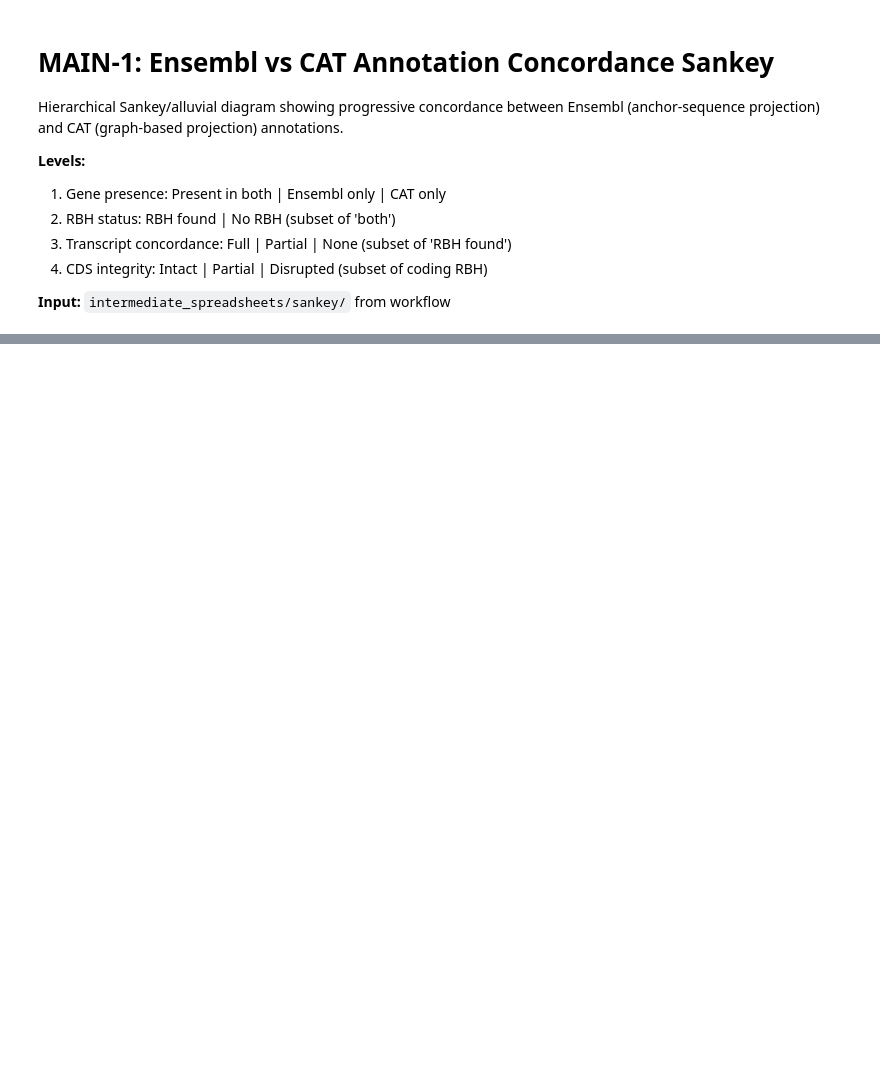
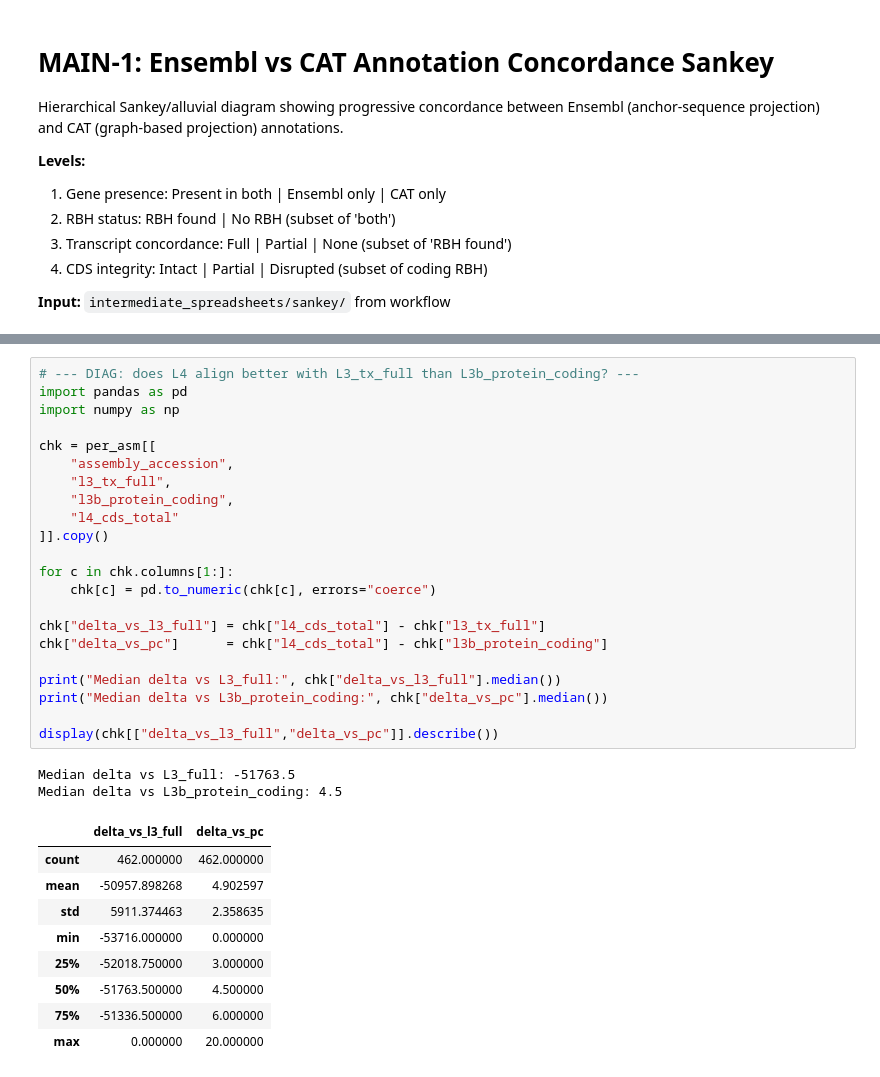
Before and after one commit to Ensembl/hprc-qc, a Jupyter notebook: nextflow/pipelines/ensembl_cat_comparison/notebooks/figure_main1_sankey.ipynb, the cells around one changed output, grey strips where cells are left out. Saved outputs shown, nothing was run; the diff lists cells and outputs as text; blank space fills up the shorter version.

```diff
--- a/nextflow/pipelines/ensembl_cat_comparison/notebooks/figure_main1_sankey.ipynb
+++ b/nextflow/pipelines/ensembl_cat_comparison/notebooks/figure_main1_sankey.ipynb
@@ -308,0 +700,34 @@ plt.show()
+# %%
+# --- DIAG: does L4 align better with L3_tx_full than L3b_protein_coding? ---
+import pandas as pd
+import numpy as np
+
+chk = per_asm[[
+    "assembly_accession",
+    "l3_tx_full",
+    "l3b_protein_coding",
+    "l4_cds_total"
+]].copy()
+
+for c in chk.columns[1:]:
+    chk[c] = pd.to_numeric(chk[c], errors="coerce")
+
+chk["delta_vs_l3_full"] = chk["l4_cds_total"] - chk["l3_tx_full"]
+chk["delta_vs_pc"]      = chk["l4_cds_total"] - chk["l3b_protein_coding"]
+
+print("Median delta vs L3_full:", chk["delta_vs_l3_full"].median())
+print("Median delta vs L3b_protein_coding:", chk["delta_vs_pc"].median())
+
+display(chk[["delta_vs_l3_full","delta_vs_pc"]].describe())
+# %% [output]
+Median delta vs L3_full: -51763.5
+Median delta vs L3b_protein_coding: 4.5
+|  | delta_vs_l3_full | delta_vs_pc |
+| count | 462.000000 | 462.000000 |
+| mean | -50957.898268 | 4.902597 |
+| std | 5911.374463 | 2.358635 |
+| min | -53716.000000 | 0.000000 |
+| 25% | -52018.750000 | 3.000000 |
+| 50% | -51763.500000 | 4.500000 |
+| 75% | -51336.500000 | 6.000000 |
+| max | 0.000000 | 20.000000 |
```
Also changed, not shown: parts of 14 cells of this notebook, 30 other files.
